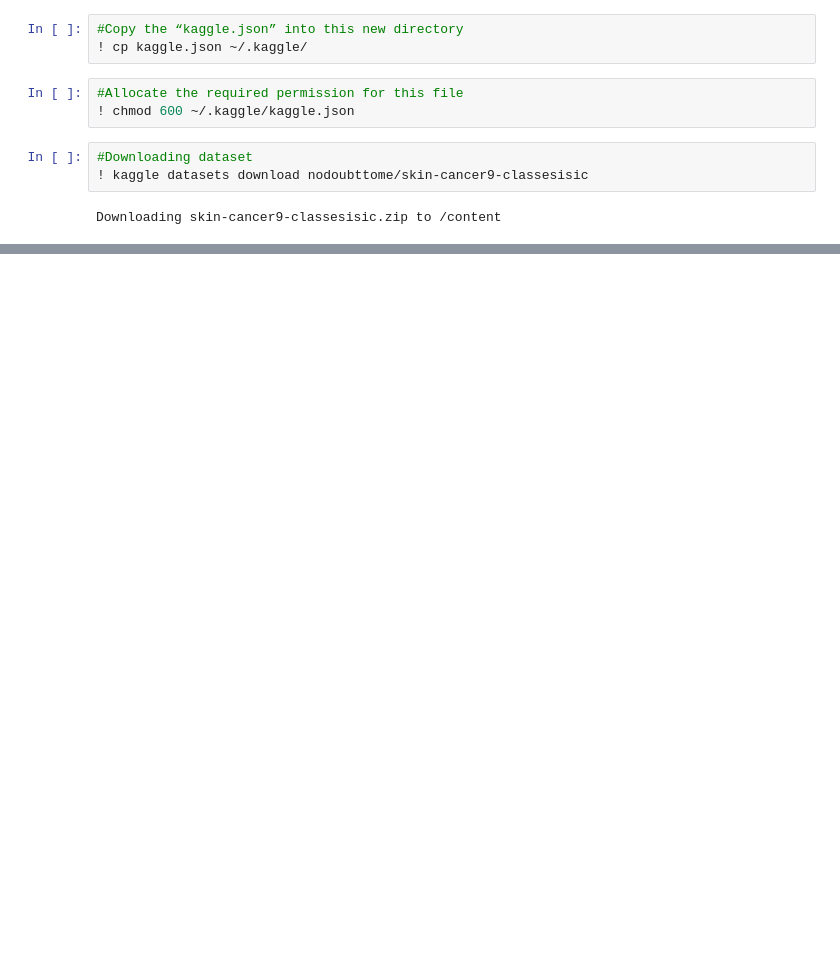
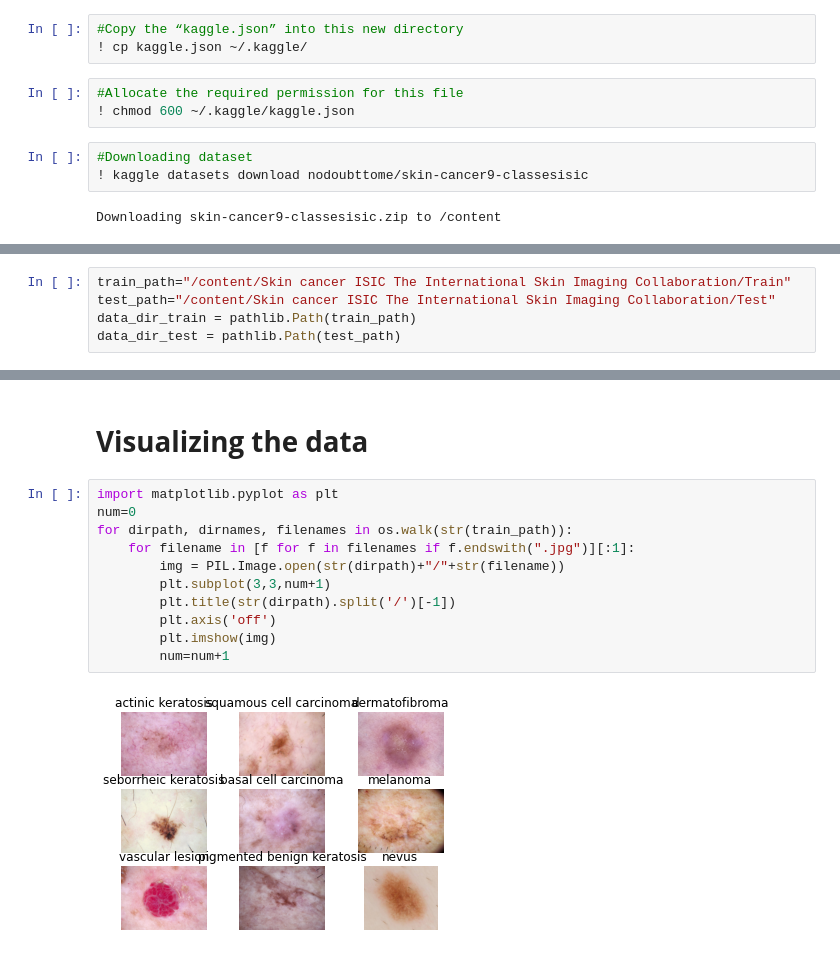
Before and after one commit to rdkdaniel/Computer-Vision, a Jupyter notebook: Cancer_Detection_(CTCs).ipynb, the cells around one changed output, grey strips where cells are left out. Saved outputs shown, nothing was run; the diff lists cells and outputs as text; blank space fills up the shorter version.

```diff
--- a/Cancer_Detection_(CTCs).ipynb
+++ b/Cancer_Detection_(CTCs).ipynb
@@ -59,0 +94,5 @@ Downloading skin-cancer9-classesisic.zip to /content
+# %%
+train_path="/content/Skin cancer ISIC The International Skin Imaging Collaboration/Train"
+test_path="/content/Skin cancer ISIC The International Skin Imaging Collaboration/Test"
+data_dir_train = pathlib.Path(train_path)
+data_dir_test = pathlib.Path(test_path)
@@ -61,0 +142,15 @@ Downloading skin-cancer9-classesisic.zip to /content
+# %% [markdown]
+# **Visualizing the data**
+# %%
+import matplotlib.pyplot as plt
+num=0
+for dirpath, dirnames, filenames in os.walk(str(train_path)):
+    for filename in [f for f in filenames if f.endswith(".jpg")][:1]:
+        img = PIL.Image.open(str(dirpath)+"/"+str(filename))
+        plt.subplot(3,3,num+1)
+        plt.title(str(dirpath).split('/')[-1])
+        plt.axis('off')
+        plt.imshow(img)
+        num=num+1
+# %% [output]
+[figure, added]
```
Also changed, not shown: parts of 35 cells of this notebook.
